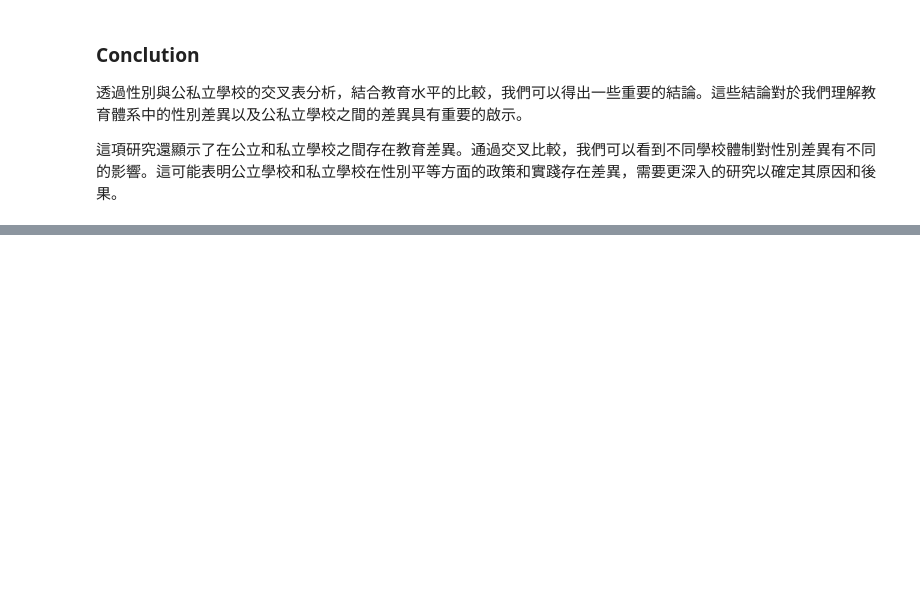
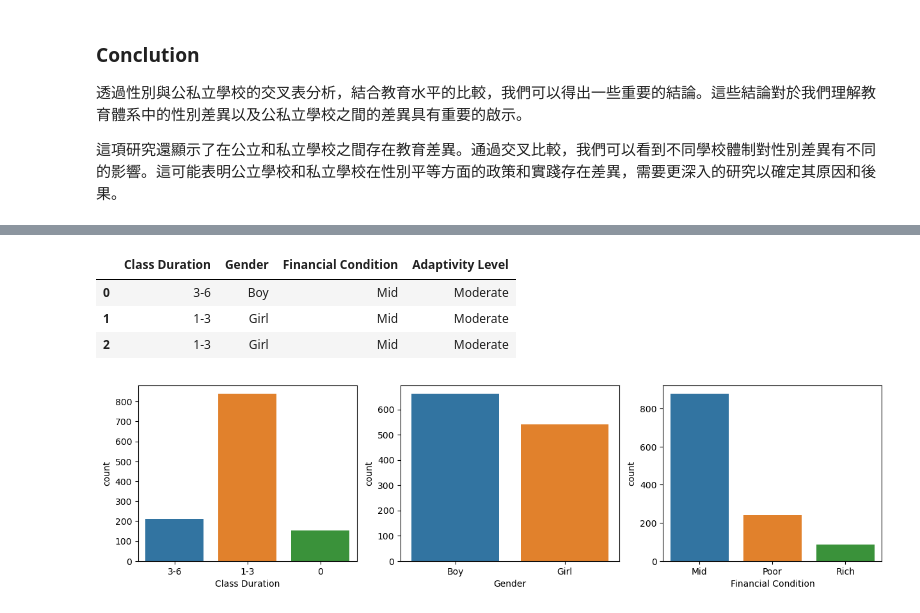
Before and after one commit to Bighsueh/AdaptabilityLevelAnalysis, a Jupyter notebook: main.ipynb, the cells around one changed output, grey strips where cells are left out. Drawn from its saved outputs; the diff is of its cells as text; code cells hidden in the pictures; blank space fills up the shorter version.

```diff
--- a/main.ipynb
+++ b/main.ipynb
@@ -147,0 +224,19 @@ Girl                     142             400
+# %%
+subset_data: pd.DataFrame = df[['Class Duration','Gender','Financial Condition',target_feature]]
+subset_data.head(3)
+# %% [output]
+|  | Class Duration | Gender | Financial Condition | Adaptivity Level |
+| 0 | 3-6 | Boy | Mid | Moderate |
+| 1 | 1-3 | Girl | Mid | Moderate |
+| 2 | 1-3 | Girl | Mid | Moderate |
+# %%
+count = 1
+plt.figure(figsize = (15,25))
+
+for feature in subset_data :
+    plt.subplot(6,3,count)
+    sns.countplot(x = feature , data = subset_data)
+    count +=1
+    if count > 3 : break
+# %% [output]
+[figure, added]
```
Also changed, not shown: parts of 17 cells of this notebook.
